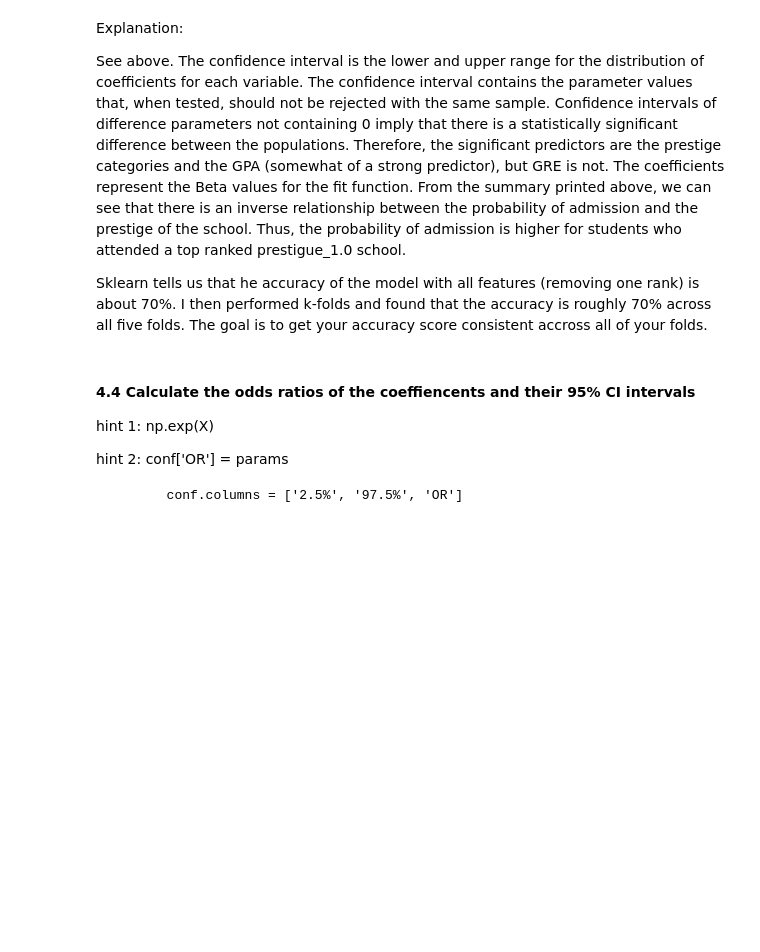
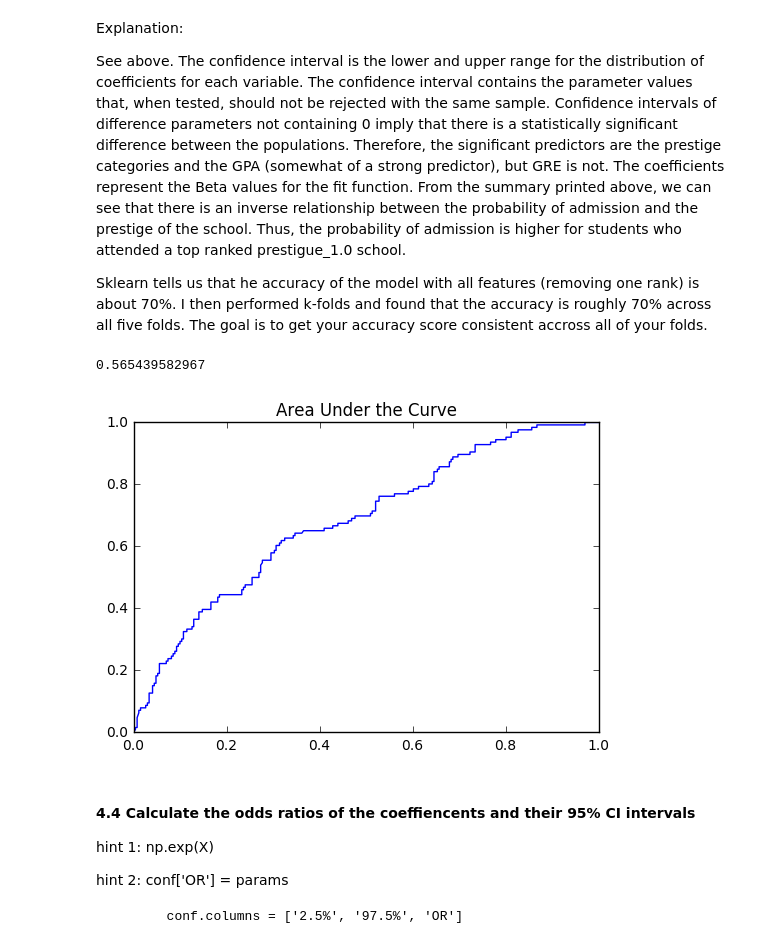
Before and after one commit to hhenningsg/Hannah-DS4, a Jupyter notebook: projects/unit-projects/project-3/starter-code/project3-starter.ipynb, the cells around one changed output. Saved outputs shown, nothing was run; the diff lists cells and outputs as text; code cells hidden in the pictures; blank space fills up the shorter version.

```diff
--- a/projects/unit-projects/project-3/starter-code/project3-starter.ipynb
+++ b/projects/unit-projects/project-3/starter-code/project3-starter.ipynb
@@ -275,5 +287,11 @@ predicted = resultFit.predict(X)
 threshold = 0.5
 predictedClasses = (predicted > threshold).astype(int)
 print accuracy_score(y, predictedClasses)
+
+predictedProba1 = resultFit.predict_proba(X)
+predictedProba2 = predictedProba1[:,1]
+print predictedProba2
+
+print predictedClasses
 # %% [output]
 0.705289672544
@@ -298,6 +332,19 @@ Explanation:
 See above. The confidence interval is the lower and upper range for the distribution of coefficients for each variable.  The confidence interval contains the parameter values that, when tested, should not be rejected with the same sample.  Confidence intervals of difference parameters not containing 0 imply that there is a statistically significant difference between the populations.  Therefore, the significant predictors are the prestige categories and the GPA (somewhat of a strong predictor), but GRE is not.  The coefficients represent the Beta values for the fit function.  From the summary printed above, we can see that there is an inverse relationship between the probability of admission and the prestige of the school.  Thus, the probability of admission is higher for students who attended a top ranked prestigue_1.0 school.
 
 Sklearn tells us that he accuracy of the model with all features (removing one rank) is about 70%.  I then performed k-folds and found that the accuracy is roughly 70% across all five folds.  The goal is to get your accuracy score consistent accross all of your folds.
+# %%
+from sklearn import dummy, metrics
+
+ax = plt.subplot(111)
+vals = metrics.roc_curve(df.admit,predictedProba2)
+ax.plot(vals[0], vals[1])
+ax.set(title='Area Under the Curve', ylabel='', xlabel='', xlim=(0, 1), ylim=(0, 1))
+
+AUC = metrics.roc_auc_score(df.admit, predictedClasses)
+print AUC
+# %% [output]
+0.565439582967
+[figure, added]
 # %% [markdown]
 #### 4.4 Calculate the odds ratios of the coeffiencents and their 95% CI intervals
 
```
Also changed, not shown: parts of 4 cells of this notebook, 39 other files.
